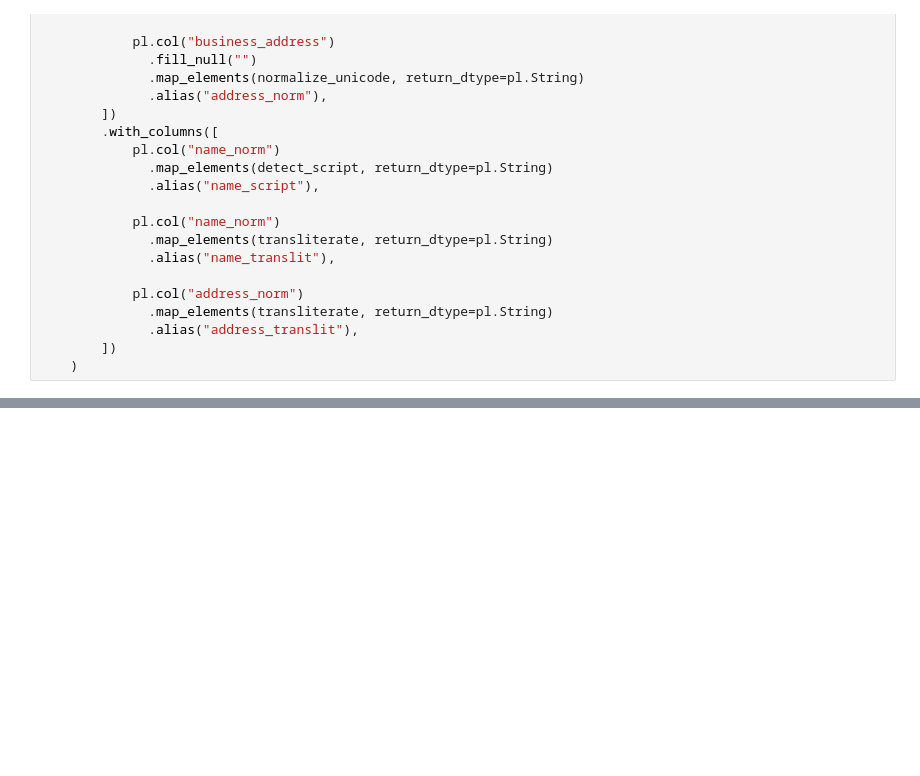
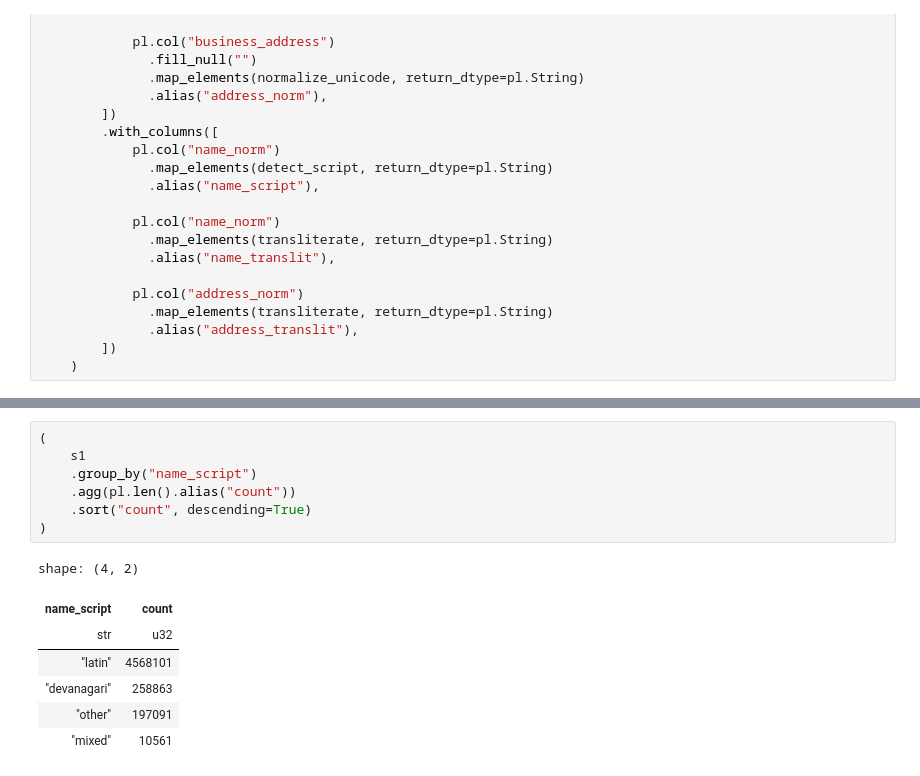
Before and after one commit to Krishwall/business_entity_resolution, a Jupyter notebook: business_train.ipynb, the cells around one changed output, grey strips where cells are left out. Cells and saved outputs as stored; diff of their text form; blank space fills up the shorter version.

```diff
--- a/business_train.ipynb
+++ b/business_train.ipynb
@@ -333,0 +514,15 @@ def normalize_columns(df):
+# %%
+(
+    s1
+    .group_by("name_script")
+    .agg(pl.len().alias("count"))
+    .sort("count", descending=True)
+)
+# %% [output]
+shape: (4, 2)
+| name_script | count |
+| str | u32 |
+| "latin" | 4568101 |
+| "devanagari" | 258863 |
+| "other" | 197091 |
+| "mixed" | 10561 |
```
Also changed, not shown: parts of 15 cells of this notebook, 1 other file.
